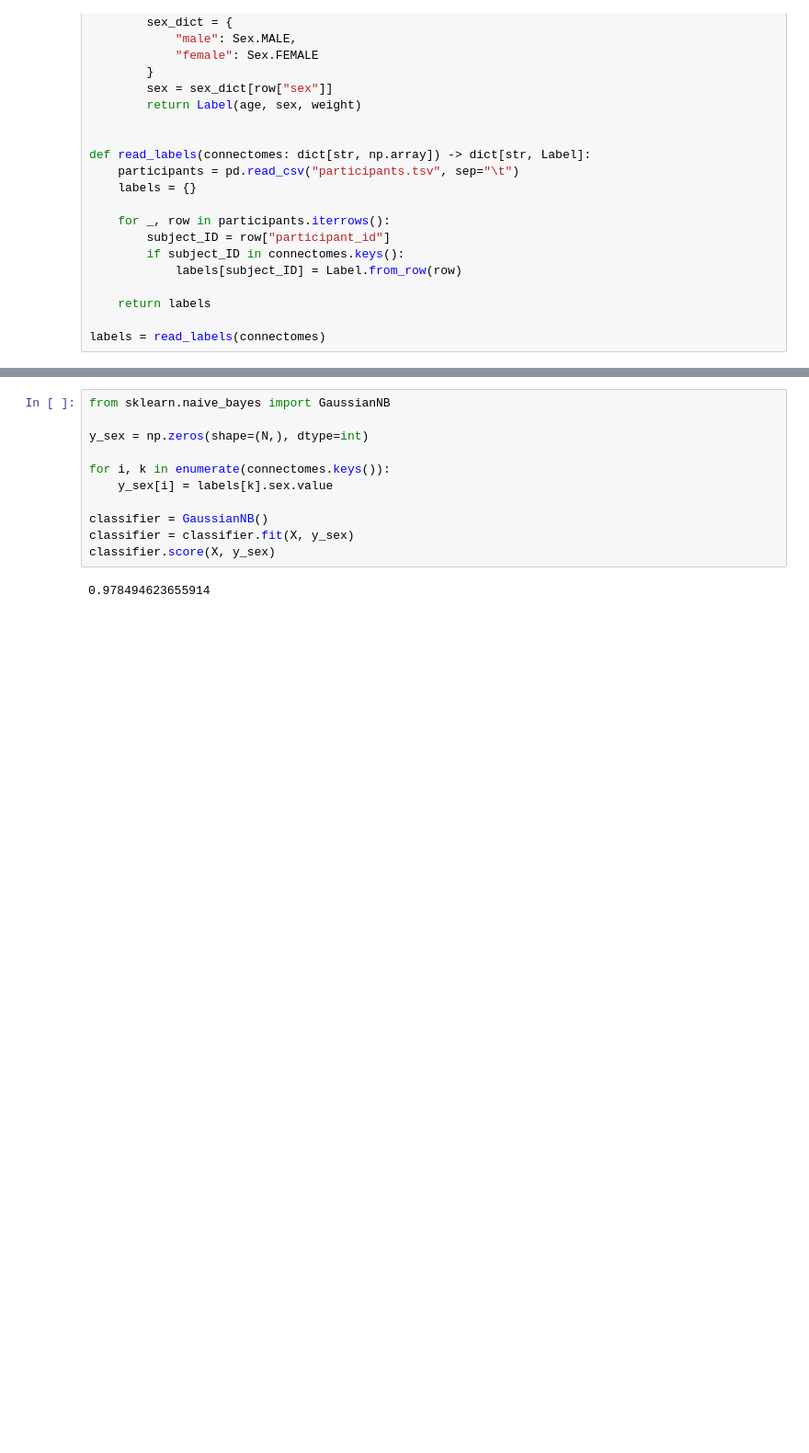
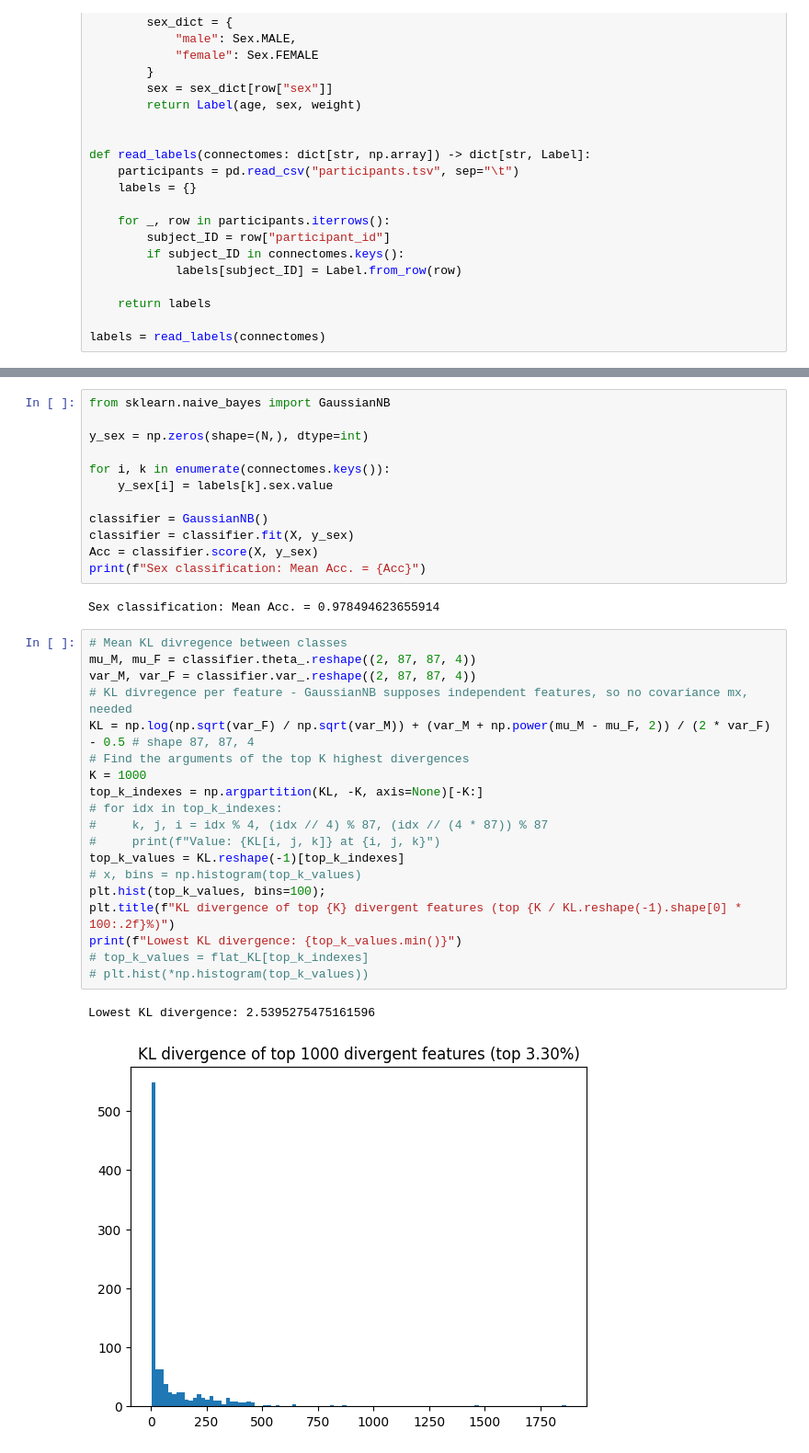
Before and after one commit to peter-i-istvan/TDK, a Jupyter notebook: data_analytics.ipynb, the cells around one changed output, grey strips where cells are left out. Shown: that part at 92% size. Cells and saved outputs as stored; diff of their text form; blank space fills up the shorter version.

```diff
--- a/data_analytics.ipynb
+++ b/data_analytics.ipynb
@@ -128,6 +175,29 @@ for i, k in enumerate(connectomes.keys()):
 
 classifier = GaussianNB()
 classifier = classifier.fit(X, y_sex)
-classifier.score(X, y_sex)
+Acc = classifier.score(X, y_sex)
+print(f"Sex classification: Mean Acc. = {Acc}")
 # %% [output]
-0.978494623655914
+Sex classification: Mean Acc. = 0.978494623655914
+# %%
+# Mean KL divregence between classes
+mu_M, mu_F = classifier.theta_.reshape((2, 87, 87, 4))
+var_M, var_F = classifier.var_.reshape((2, 87, 87, 4))
+# KL divregence per feature - GaussianNB supposes independent features, so no covariance mx, needed
+KL = np.log(np.sqrt(var_F) / np.sqrt(var_M)) + (var_M + np.power(mu_M - mu_F, 2)) / (2 * var_F) - 0.5 # shape 87, 87, 4
+# Find the arguments of the top K highest divergences
+K = 1000
+top_k_indexes = np.argpartition(KL, -K, axis=None)[-K:]
+# for idx in top_k_indexes:
+#     k, j, i = idx % 4, (idx // 4) % 87, (idx // (4 * 87)) % 87
+#     print(f"Value: {KL[i, j, k]} at {i, j, k}")
+top_k_values = KL.reshape(-1)[top_k_indexes]
+# x, bins = np.histogram(top_k_values)
+plt.hist(top_k_values, bins=100);
+plt.title(f"KL divergence of top {K} divergent features (top {K / KL.reshape(-1).shape[0] * 100:.2f}%)")
+print(f"Lowest KL divergence: {top_k_values.min()}")
+# top_k_values = flat_KL[top_k_indexes]
+# plt.hist(*np.histogram(top_k_values))
+# %% [output]
+Lowest KL divergence: 2.5395275475161596
+[figure, added]
```
Also changed, not shown: parts of 5 cells of this notebook.
